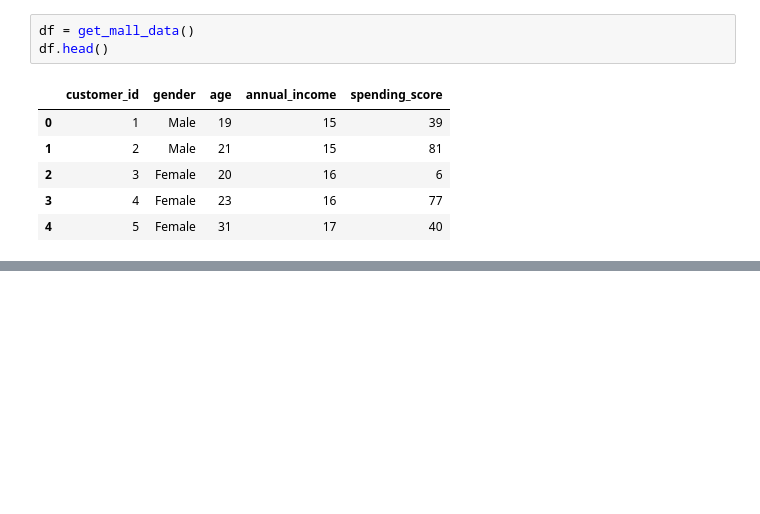
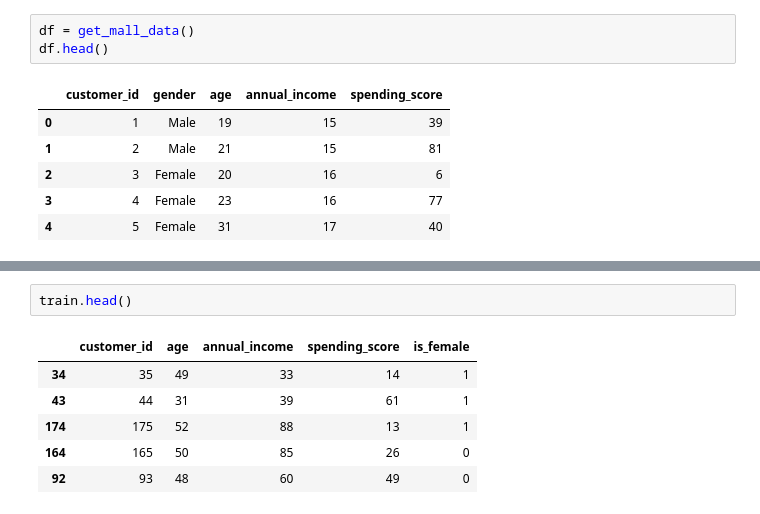
Before and after one commit to KwameTaylor/clustering-exercises, a Jupyter notebook: modeling.ipynb, the cells around one changed output, grey strips where cells are left out. Saved outputs shown, nothing was run; the diff lists cells and outputs as text; blank space fills up the shorter version.

```diff
--- a/modeling.ipynb
+++ b/modeling.ipynb
@@ -248,0 +249,9 @@ train: (144, 6) validate: (26, 6) test: (30, 6)
+# %%
+train.head()
+# %% [output]
+|  | customer_id | age | annual_income | spending_score | is_female |
+| 34 | 35 | 49 | 33 | 14 | 1 |
+| 43 | 44 | 31 | 39 | 61 | 1 |
+| 174 | 175 | 52 | 88 | 13 | 1 |
+| 164 | 165 | 50 | 85 | 26 | 0 |
+| 92 | 93 | 48 | 60 | 49 | 0 |
```
Also changed, not shown: parts of 15 cells of this notebook, 1 other file.
